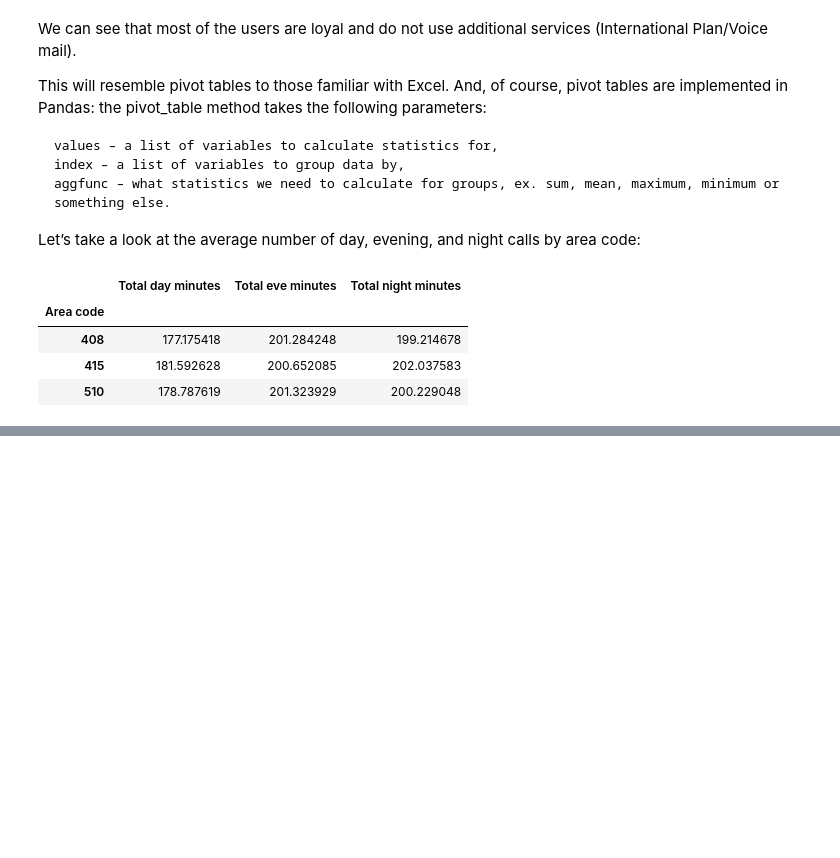
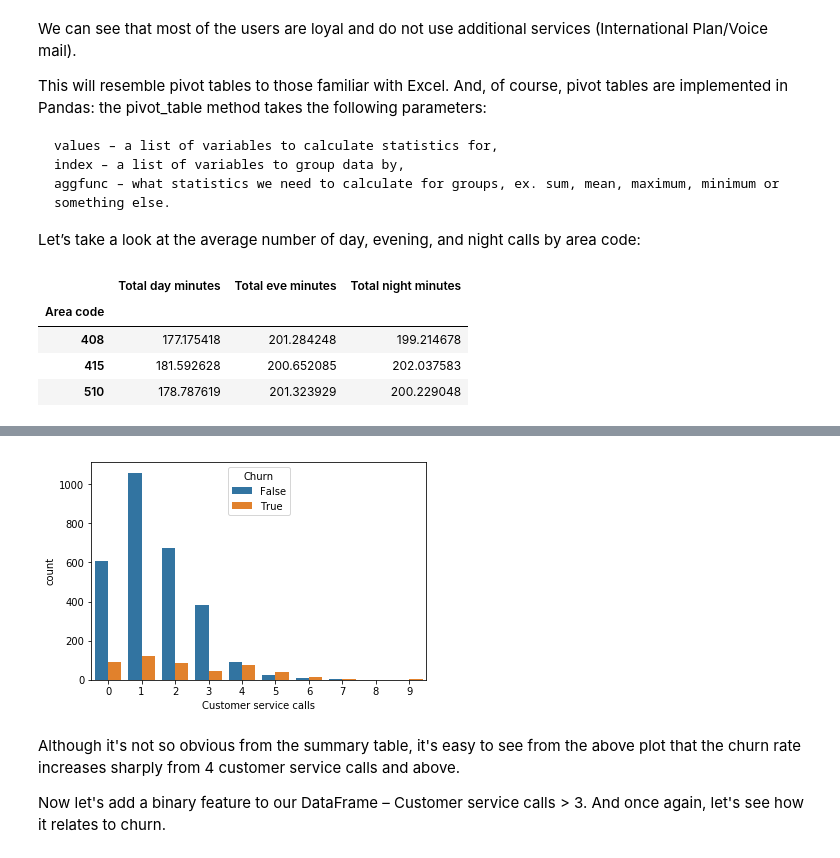
Before and after one commit to udohsolomon/My_python_deliberate_practice, a Jupyter notebook: Python Deliberate Practice Day7 - Churn prediction.ipynb, the cells around one changed output, grey strips where cells are left out. Drawn from its saved outputs; the diff is of its cells as text; code cells hidden in the pictures; blank space fills up the shorter version.

```diff
--- a/Python Deliberate Practice Day7 - Churn prediction.ipynb
+++ b/Python Deliberate Practice Day7 - Churn prediction.ipynb
@@ -416,0 +511,8 @@ df.pivot_table(['Total day minutes', 'Total eve minutes',
+# %%
+sns.countplot(x='Customer service calls', hue='Churn', data=df);
+# %% [output]
+[figure, added]
+# %% [markdown]
+Although it's not so obvious from the summary table, it's easy to see from the above plot that the churn rate increases sharply from 4 customer service calls and above.
+
+Now let's add a binary feature to our DataFrame – Customer service calls > 3. And once again, let's see how it relates to churn.
```
Also changed, not shown: parts of 24 cells of this notebook.
